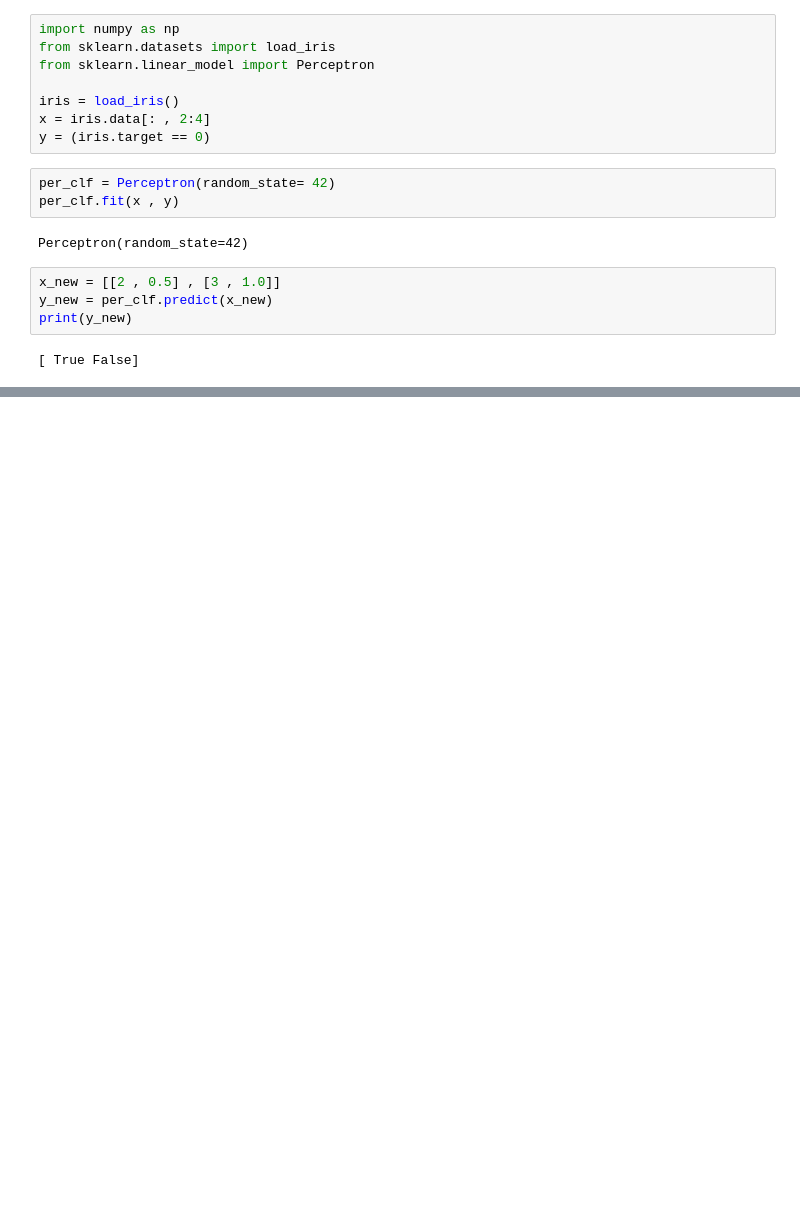
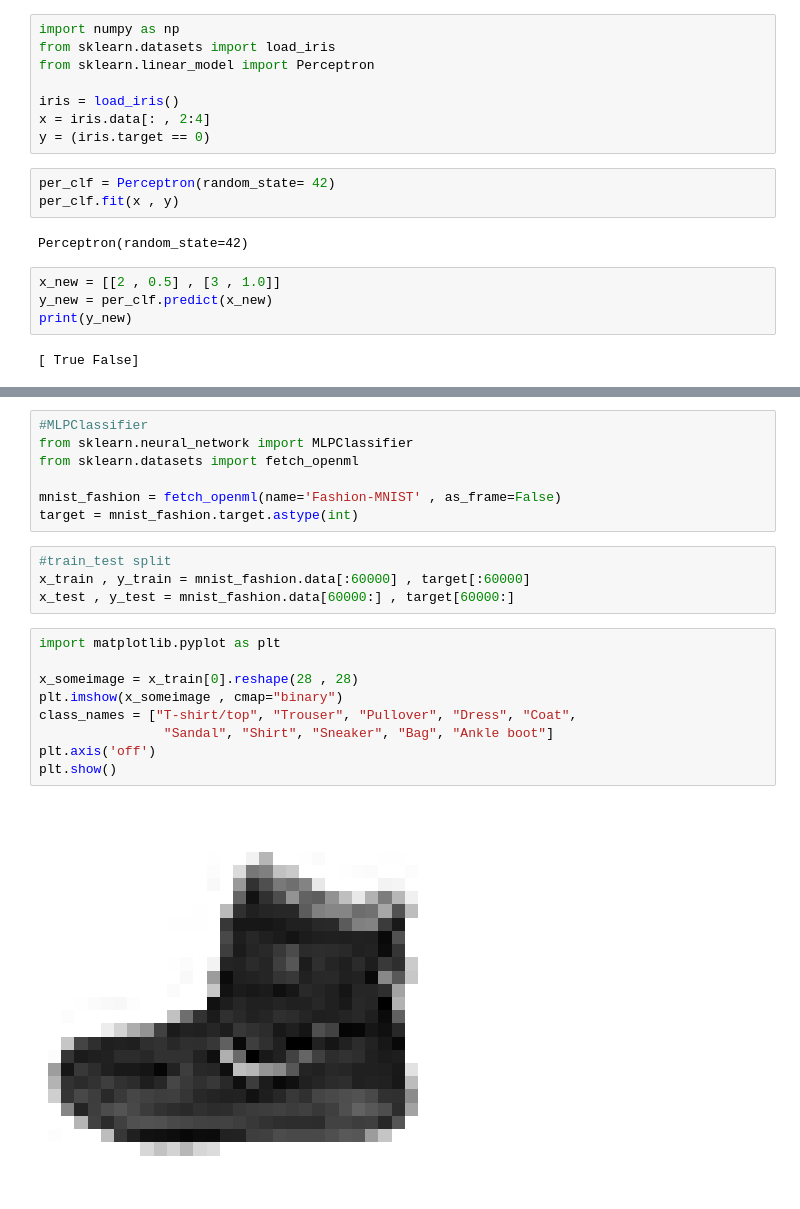
Before and after one commit to abjan90/Machine-learning, a Jupyter notebook: deep_learning.ipynb, the cells around one changed output, grey strips where cells are left out. Cells and saved outputs as stored; diff of their text form; blank space fills up the shorter version.

```diff
--- a/deep_learning.ipynb
+++ b/deep_learning.ipynb
@@ -41,0 +63,22 @@ The rmse is :0.5053326657968522
+# %%
+#MLPClassifier
+from sklearn.neural_network import MLPClassifier
+from sklearn.datasets import fetch_openml
+
+mnist_fashion = fetch_openml(name='Fashion-MNIST' , as_frame=False)
+target = mnist_fashion.target.astype(int)
+# %%
+#train_test split
+x_train , y_train = mnist_fashion.data[:60000] , target[:60000]
+x_test , y_test = mnist_fashion.data[60000:] , target[60000:]
+# %%
+import matplotlib.pyplot as plt
+
+x_someimage = x_train[0].reshape(28 , 28)
+plt.imshow(x_someimage , cmap="binary")
+class_names = ["T-shirt/top", "Trouser", "Pullover", "Dress", "Coat",
+                "Sandal", "Shirt", "Sneaker", "Bag", "Ankle boot"]
+plt.axis('off')
+plt.show()
+# %% [output]
+[figure, added]
```
Also changed, not shown: parts of 8 cells of this notebook.
